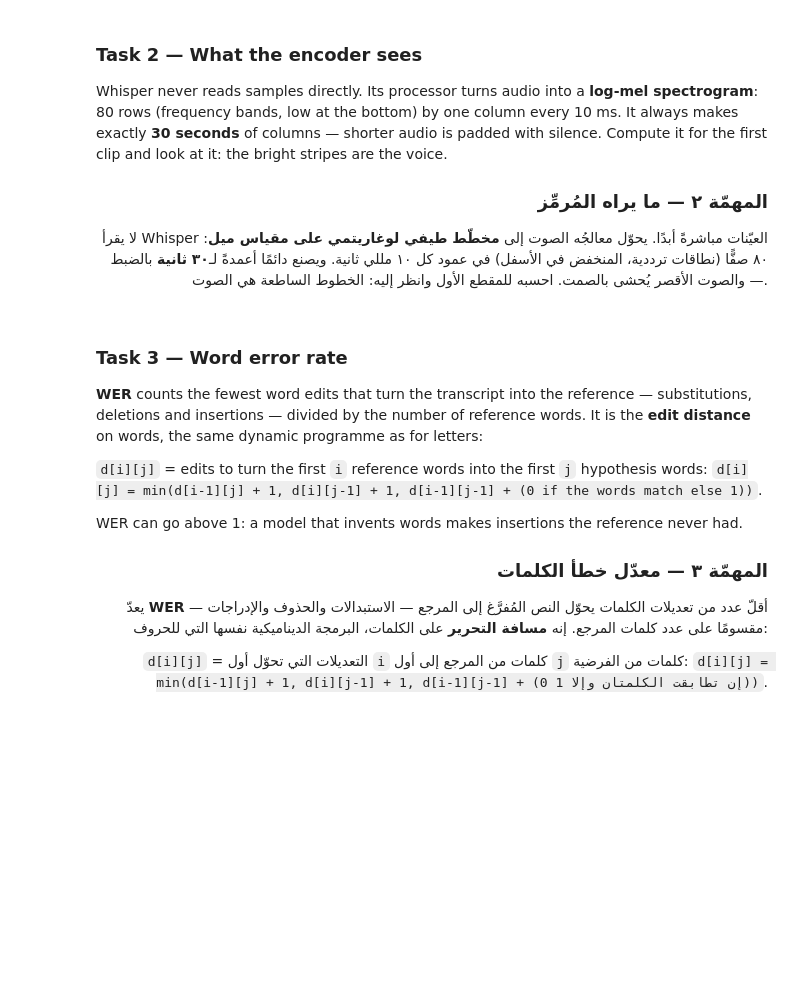
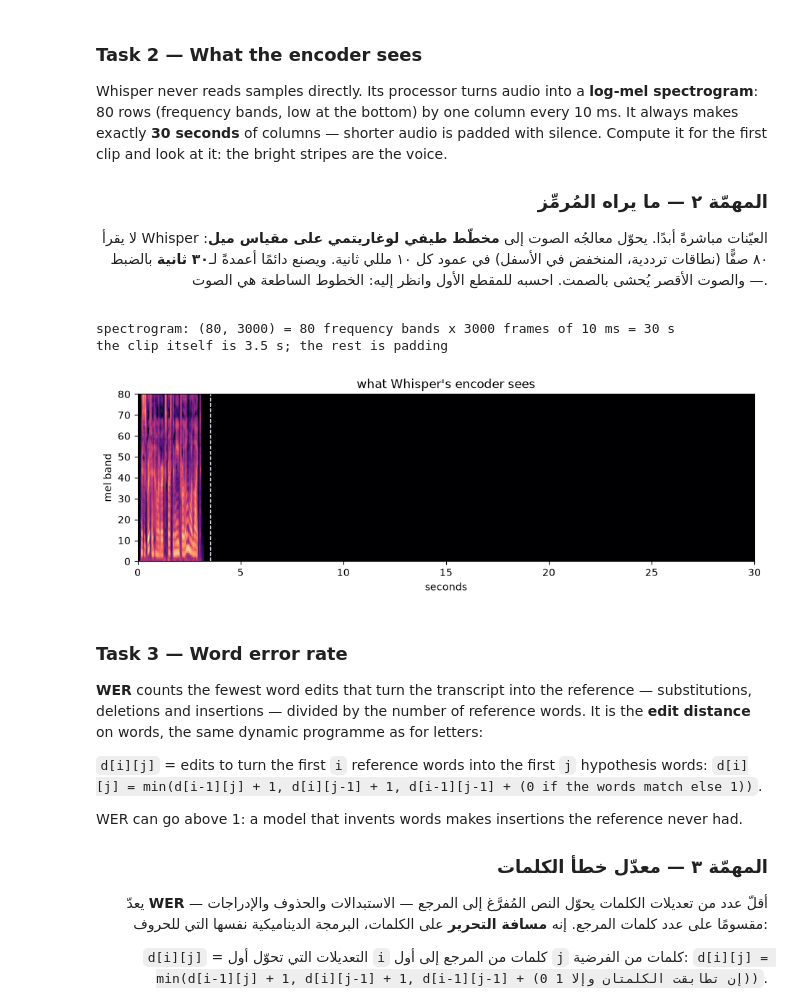
Before and after one commit to 507ahmed507-afk/AIEP_Olo_student, a Jupyter notebook: week_7_multimodal/labs/D3_speech_to_text/D3_speech_to_text_blank.ipynb, the cells around one changed output. Drawn from its saved outputs; the diff is of its cells as text; code cells hidden in the pictures; blank space fills up the shorter version.

```diff
--- a/week_7_multimodal/labs/D3_speech_to_text/D3_speech_to_text_blank.ipynb
+++ b/week_7_multimodal/labs/D3_speech_to_text/D3_speech_to_text_blank.ipynb
@@ -299,22 +329,30 @@ look at it: the bright stripes are the voice.
 # %%
 # ────────────────────────────────────────────────────────────────────
 # 1) tiny_processor(audio, sampling_rate=RATE, return_tensors="pt").input_features is (1, 80, 3000).
 # 2) MEL = that[0].numpy(), so MEL.shape is (80, 3000).
 #
 # ١) `tiny_processor(audio, sampling_rate=RATE, return_tensors="pt").input_features` شكلها `(1, 80, 3000)`.
 # ٢) `MEL = that[0].numpy()`، فيكون `MEL.shape` هو `(80, 3000)`.
 # ────────────────────────────────────────────────────────────────────
 
 # TODO: Compute the log-mel spectrogram of `audio` (the first clip) into MEL, shape (80, 3000).
 # مهمة: احسب المخطّط الطيفي لـ`audio` (المقطع الأول) في `MEL`، بالشكل `(80, 3000)`.
+
+features = tiny_processor(audio, sampling_rate=RATE, return_tensors="pt").input_features
+MEL = features[0].numpy()
+
 print("spectrogram:", MEL.shape, f"= 80 frequency bands x {MEL.shape[1]} frames of 10 ms = 30 s")
 print(f"the clip itself is {len(audio) / RATE:.1f} s; the rest is padding")
 
 plt.figure(figsize=(11, 3))
 plt.imshow(MEL, origin="lower", aspect="auto", cmap="magma", extent=[0, 30, 0, 80])
 plt.axvline(len(audio) / RATE, color="white", ls="--", lw=1)
 plt.xlabel("seconds"); plt.ylabel("mel band"); plt.title("what Whisper's encoder sees")
 plt.show()
+# %% [output]
+spectrogram: (80, 3000) = 80 frequency bands x 3000 frames of 10 ms = 30 s
+the clip itself is 3.5 s; the rest is padding
+[figure, added]
 # %% [markdown]
 ### Task 3 — Word error rate
 
```
Also changed, not shown: parts of 14 cells of this notebook.
